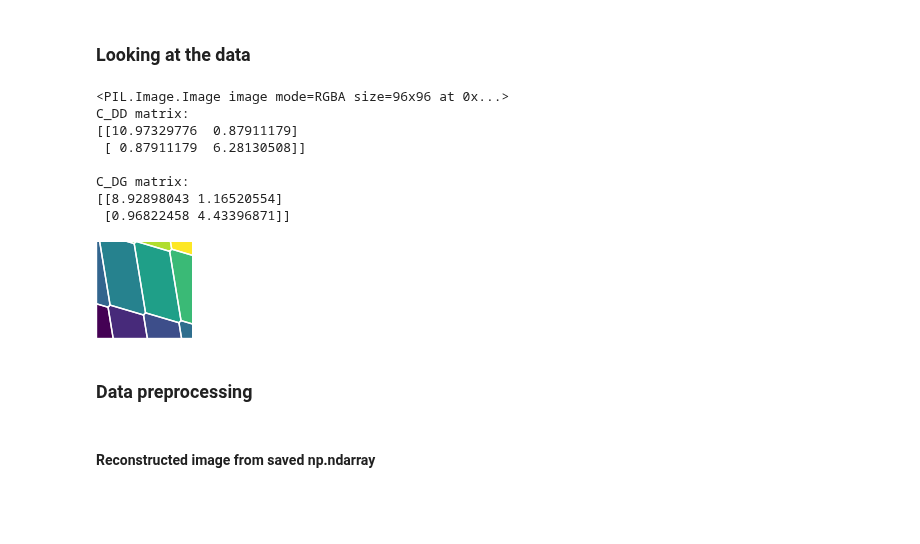
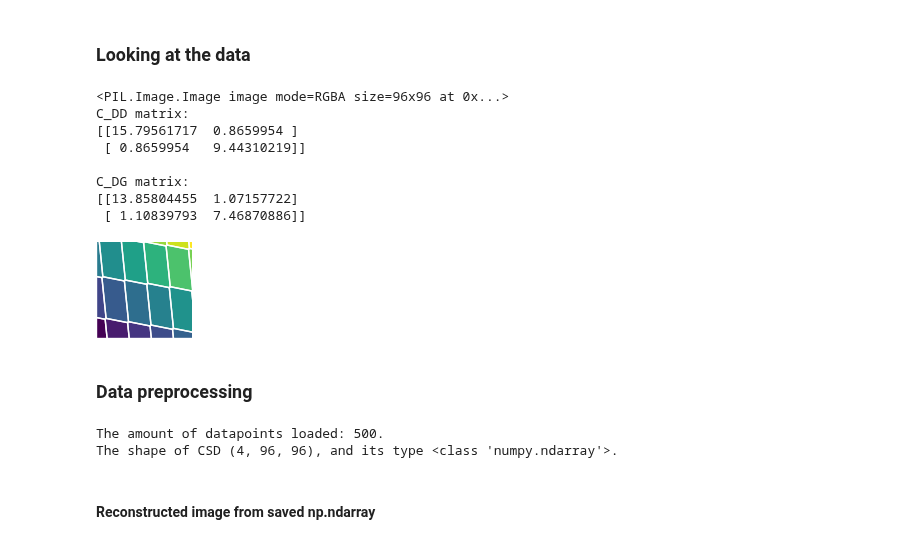
Before and after one commit to KREFT-QS-13/learning-QDs-parameters, a Jupyter notebook: example.ipynb, the cells around one changed output. Cells and saved outputs as stored; diff of their text form; code cells hidden in the pictures; blank space fills up the shorter version.

```diff
--- a/example.ipynb
+++ b/example.ipynb
@@ -23,23 +20,33 @@ import utilities.model_utils  as mu
-# %%
-u.reconstruct_img_with_matrices(14,'5091324709.png', True)[0]
-# %% [output]
-<PIL.Image.Image image mode=RGBA size=96x96 at 0x...>
-C_DD matrix:
-[[10.97329776  0.87911179]
- [ 0.87911179  6.28130508]]
-
-C_DG matrix:
-[[8.92898043 1.16520554]
- [0.96822458 4.43396871]]
-[figure, removed]
+# %%
+if c.PATH_0 == './ALICE/':
+    batch_number = 2
+    img_number = '0035487789'
+else:
+    batch_number = 3
+    img_number = '0060485230'
+
+u.reconstruct_img_with_matrices(batch_number, img_number, True)[0]
+# %% [output]
+<PIL.Image.Image image mode=RGBA size=96x96 at 0x...>
+C_DD matrix:
+[[15.79561717  0.8659954 ]
+ [ 0.8659954   9.44310219]]
+
+C_DG matrix:
+[[13.85804455  1.07157722]
+ [ 1.10839793  7.46870886]]
+[figure, added]
 # %% [markdown]
 ### Data preprocessing
 # %%
-datapoints = mu.load_datapoints(param_names=['csd', 'C_DD', 'C_DG'])
-# datapoints = mu.load_datapoints(param_names=['csd', 'C_DD', 'C_DG'], all_batches=False, batches=np.arange(2,8))
+# datapoints = mu.load_datapoints(param_names=['csd', 'C_DD', 'C_DG'])
+datapoints = mu.load_datapoints(param_names=['csd', 'C_DD', 'C_DG'], all_batches=False, batches=np.arange(2,3))
 
 print(f"The amount of datapoints loaded: {len(datapoints)}.")
 print(f"The shape of CSD {datapoints[0][0].shape}, and its type {type(datapoints[0][0])}.")
+# %% [output]
+The amount of datapoints loaded: 500.
+The shape of CSD (4, 96, 96), and its type <class 'numpy.ndarray'>.
 # %% [markdown]
 #### Reconstructed image from saved np.ndarray
 # %%
```
Also changed, not shown: parts of 23 cells of this notebook, 6 other files.
